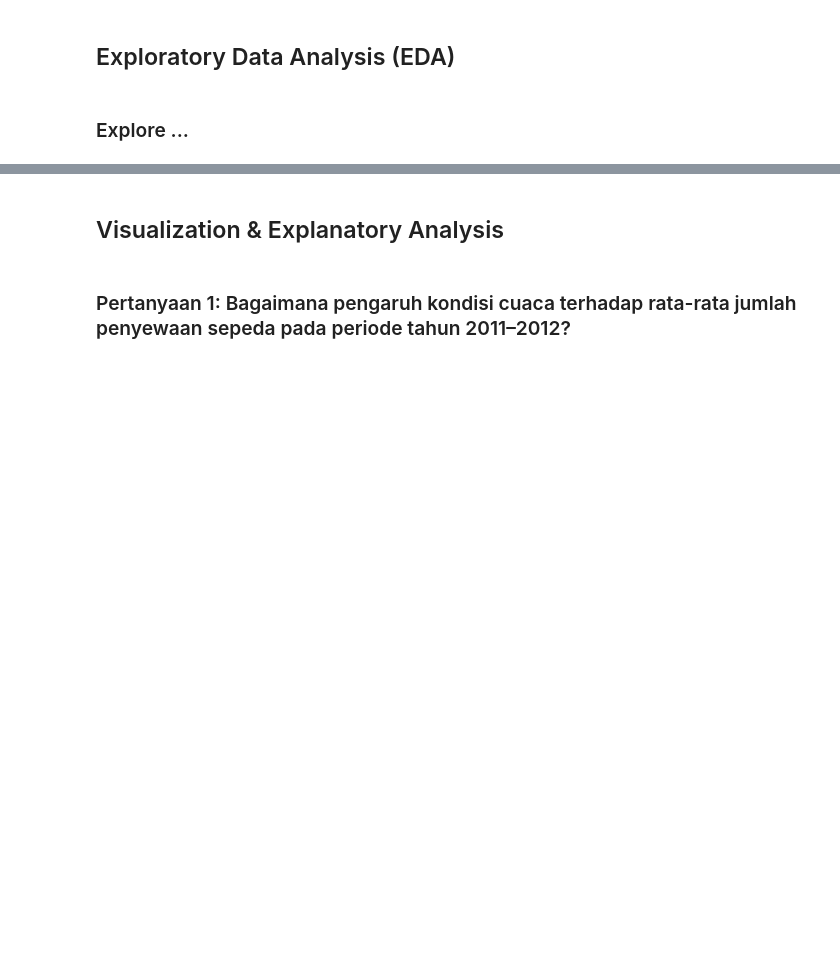
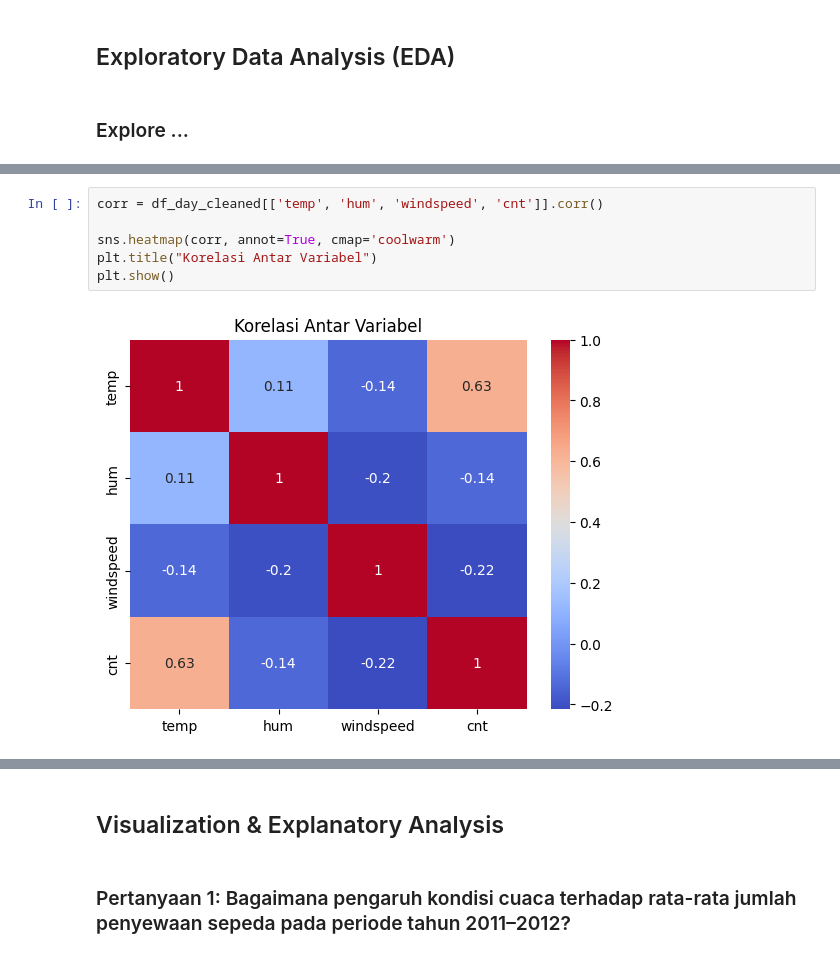
Before and after one commit to Stalxy/bike-sharing-dashboard, a Jupyter notebook: Proyek_Analisis_Data.ipynb, the cells around one changed output, grey strips where cells are left out. Cells and saved outputs as stored; diff of their text form; blank space fills up the shorter version.

```diff
--- a/Proyek_Analisis_Data.ipynb
+++ b/Proyek_Analisis_Data.ipynb
@@ -328,0 +304,8 @@ Secara keseluruhan, hasil analisis ini menunjukkan bahwa faktor cuaca dan jenis
+# %%
+corr = df_day_cleaned[['temp', 'hum', 'windspeed', 'cnt']].corr()
+
+sns.heatmap(corr, annot=True, cmap='coolwarm')
+plt.title("Korelasi Antar Variabel")
+plt.show()
+# %% [output]
+[figure, added]
```
Also changed, not shown: parts of 12 cells of this notebook, 1 other file.
